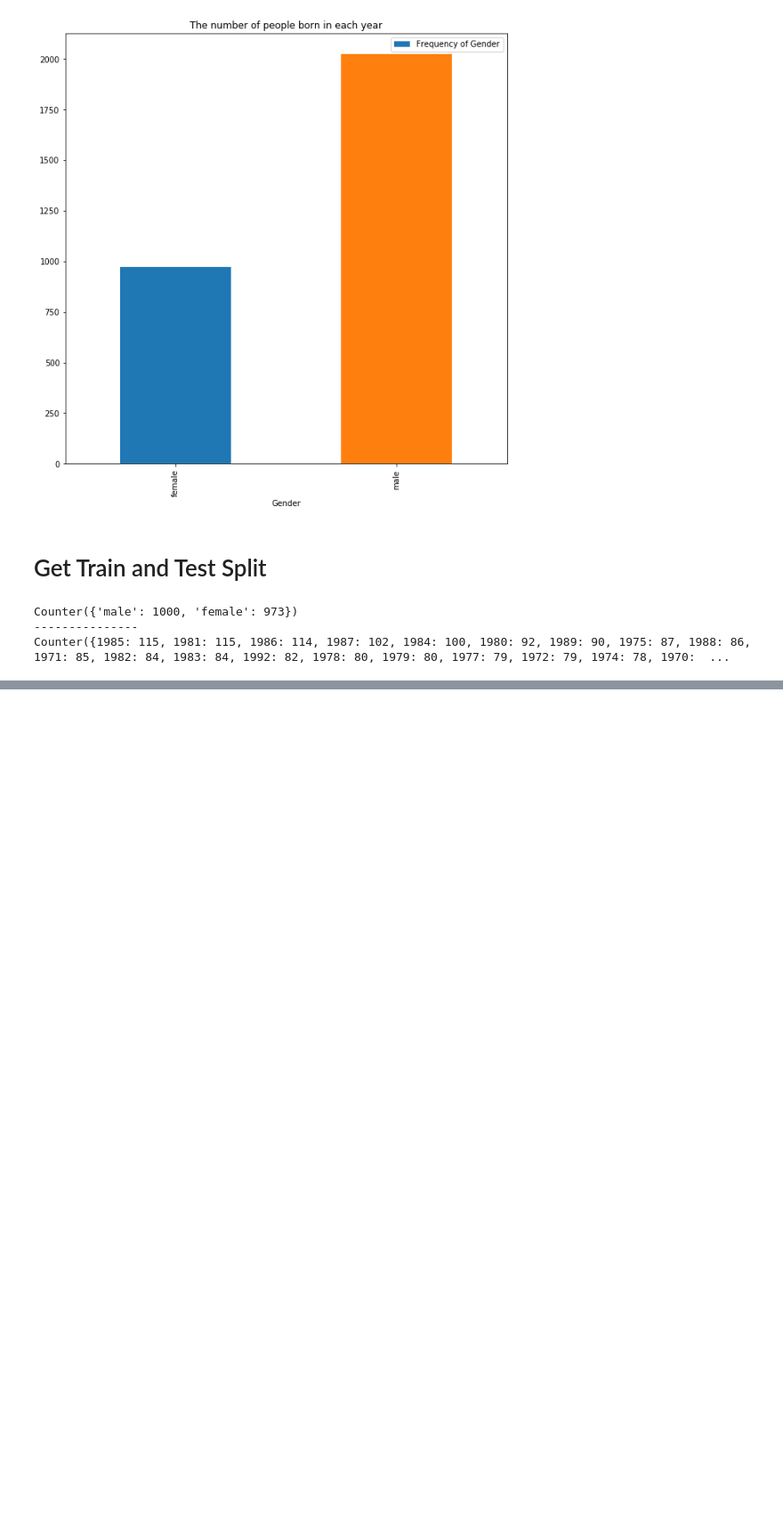
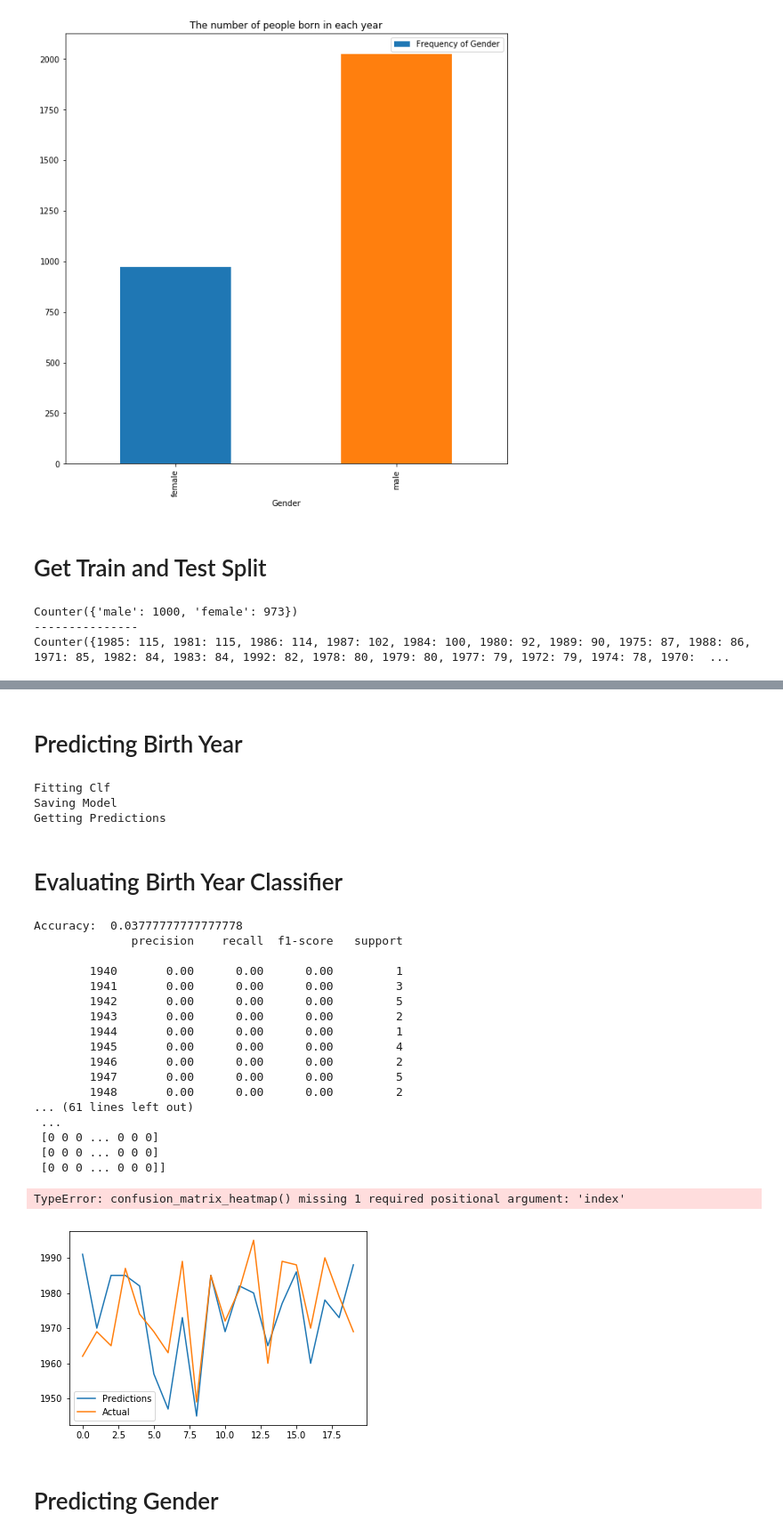
Before and after one commit to JayanMistry/AppliedDataMining, a Jupyter notebook: FinalProject/PredictingAgeAndGender.ipynb, the cells around one changed output, grey strips where cells are left out. Shown at 89% size. Drawn from its saved outputs; the diff is of its cells as text; code cells hidden in the pictures; blank space fills up the shorter version.

Commit message:
saving model

```diff
--- a/FinalProject/PredictingAgeAndGender.ipynb
+++ b/FinalProject/PredictingAgeAndGender.ipynb
@@ -381,0 +345,72 @@ print(Birth_y_test[30:40])
+# %% [markdown]
+# Predicting Birth Year
+# %%
+clf = SVR(gamma='scale', C=1.0, epsilon=0.2)
+clf = DecisionTreeRegressor()
+AdaBoostRegress = AdaBoostRegressor(clf,
+                          n_estimators=2, random_state=0)
+
+pipeline = Pipeline([
+    ('processor', DocumentProcessor(process_method = get_tokens_fql)),
+    ('vectorizer', DictVectorizer()),
+    ('clf', AdaBoostRegress),
+    #('clf', clf),
+    #('clf', MLPClassifier(random_state=0, verbose=1, max_iter = 10)),
+   # ('clf', MLPClassifier(solver='liblinear', random_state=0, verbose=1)),
+])
+
+
+
+
+print('Fitting Clf')
+pipeline.fit(Birth_X_train, Birth_y_train)
+print('Saving Model')
+filename = 'BirthYearRegression_AdaBoost50.sav'
+pickle.dump(pipeline, open(filename, 'wb'))
+pipeline = pickle.load(open(filename, 'rb'))
+print('Getting Predictions')
+predictions = pipeline.predict(Birth_X_test)
+predictions = [round(x) for x in predictions]
+# %% [output]
+Fitting Clf
+Saving Model
+Getting Predictions
+# %% [markdown]
+# Evaluating Birth Year Classifier
+# %%
+print("Accuracy: ", accuracy_score(Birth_y_test, predictions))
+print(classification_report(Birth_y_test, predictions))
+print(confusion_matrix(Birth_y_test, predictions))
+
+res = pd.DataFrame( data = {'Predictions': predictions, 'Actual': Birth_y_test} )
+res[:20].plot()
+confusion_matrix_heatmap(confusion_matrix(Birth_y_test,predictions))
+
+print(predictions[30:40])
+print(Birth_y_test[30:40])
+
+
+
+math.sqrt(mean_squared_error(predictions,Birth_y_test))
+# %% [output]
+Accuracy:  0.03777777777777778
+              precision    recall  f1-score   support
+
+        1940       0.00      0.00      0.00         1
+        1941       0.00      0.00      0.00         3
+        1942       0.00      0.00      0.00         5
+        1943       0.00      0.00      0.00         2
+        1944       0.00      0.00      0.00         1
+        1945       0.00      0.00      0.00         4
+        1946       0.00      0.00      0.00         2
+        1947       0.00      0.00      0.00         5
+        1948       0.00      0.00      0.00         2
+... (61 lines left out)
+ ...
+ [0 0 0 ... 0 0 0]
+ [0 0 0 ... 0 0 0]
+ [0 0 0 ... 0 0 0]]
+TypeError: confusion_matrix_heatmap() missing 1 required positional argument: 'index'
+[figure, added]
+# %% [markdown]
+# Predicting Gender
```
Also changed, not shown: parts of 13 cells of this notebook, 3 other files.
